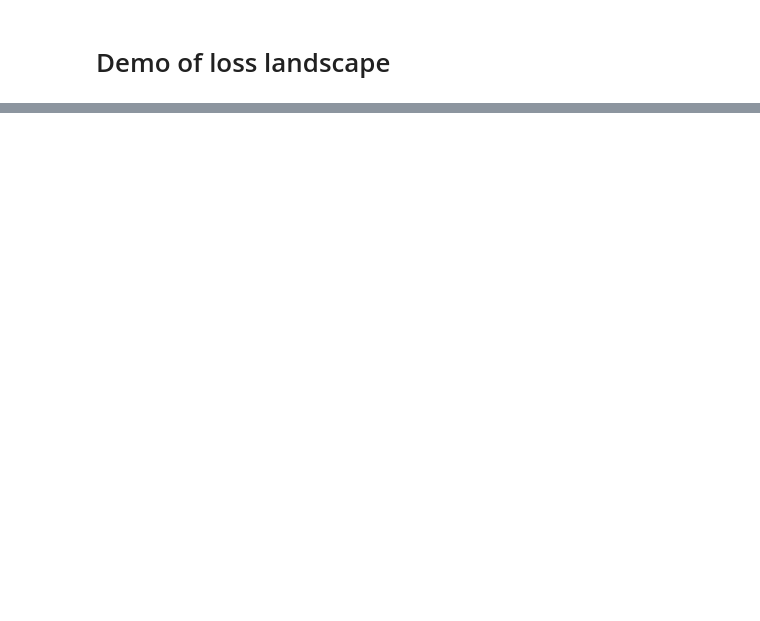
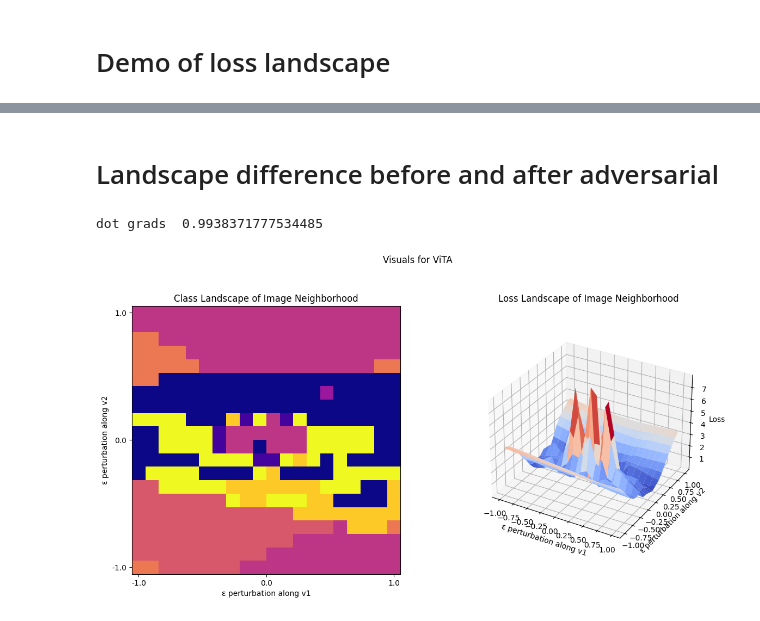
Before and after one commit to duedahl/AdversarialRobustness, a Jupyter notebook: landscapeVisuals.ipynb, the cells around one changed output, grey strips where cells are left out. Cells and saved outputs as stored; diff of their text form; code cells hidden in the pictures; blank space fills up the shorter version.

```diff
--- a/landscapeVisuals.ipynb
+++ b/landscapeVisuals.ipynb
@@ -141,0 +149,41 @@ plotBoth(X, Y, lossgrid, classgrid)
+# %% [markdown]
+# Landscape difference before and after adversarial
+# %%
+# Load dataset
+path_data = os.path.join(os.getcwd(), 'CelebSubset/CelebTest')
+dataset = datasets.ImageFolder(path_data, transform = transform)
+loader = DataLoader(dataset, batch_size=1, shuffle=False)
+
+image, label = next(iter(loader))
+image = image.to(device)
+label = label.to(device)
+
+# Load model0 (before adversarial training)
+model0, processor = lv.prepareDownstreamVit()
+transform = transforms.Compose([lambda image: processor(images=image, return_tensors='pt')['pixel_values'].squeeze(0)])
+path_checkpoint = os.path.join(os.getcwd(), 'models/VitA.pth')
+checkpoint = torch.load(path_checkpoint)
+model0.load_state_dict(checkpoint["state_dict"])
+model0 = model0.to(device)
+
+# Load model1 (after adversarial training)
+model1, processor = lv.prepareDownstreamVit()
+transform = transforms.Compose([lambda image: processor(images=image, return_tensors='pt')['pixel_values'].squeeze(0)])
+path_checkpoint = os.path.join(os.getcwd(), 'models/AdvVitA.pth')
+checkpoint = torch.load(path_checkpoint)
+model1.load_state_dict(checkpoint["state_dict"])
+model1 = model1.to(device)
+# %%
+grad0, randvec = getDirections(model0, image, label)
+grad1, _ = getDirections(model1, image, label)
+# %%
+# Dot product indicates gradients near parallel
+print("dot grads ", torch.dot(grad0.view(-1), grad1.view(-1)).item())
+# %% [output]
+dot grads  0.9938371777534485
+# %%
+X0, Y0, lossgrid0, classgrid0 = calcGrids(model0, image, label, scale=1e3, num_points=20, directions=(grad0, randvec))
+# %%
+plotBoth(X0, Y0, lossgrid0, classgrid0, title="Visuals for ViTA")
+# %% [output]
+[figure, added]
```
Also changed, not shown: parts of 9 cells of this notebook.
